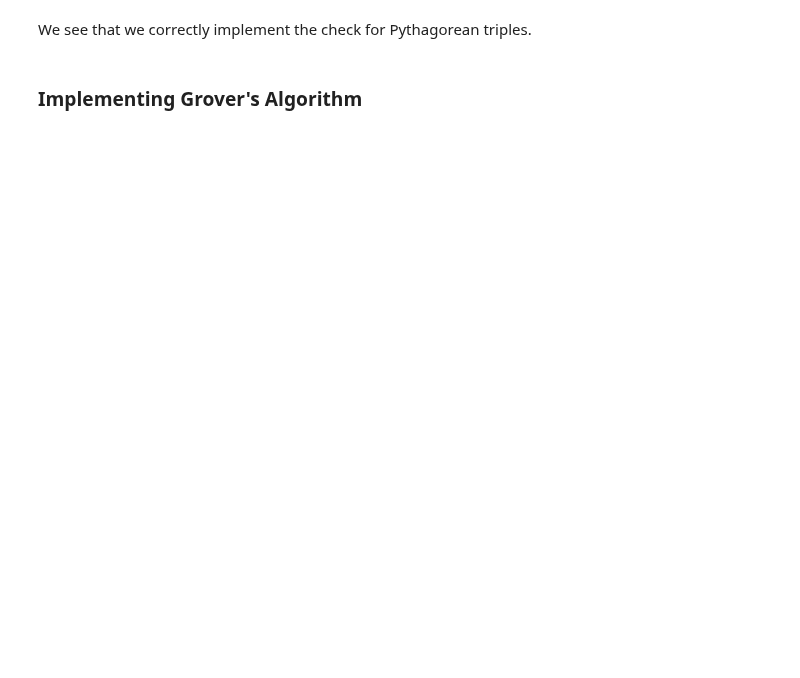
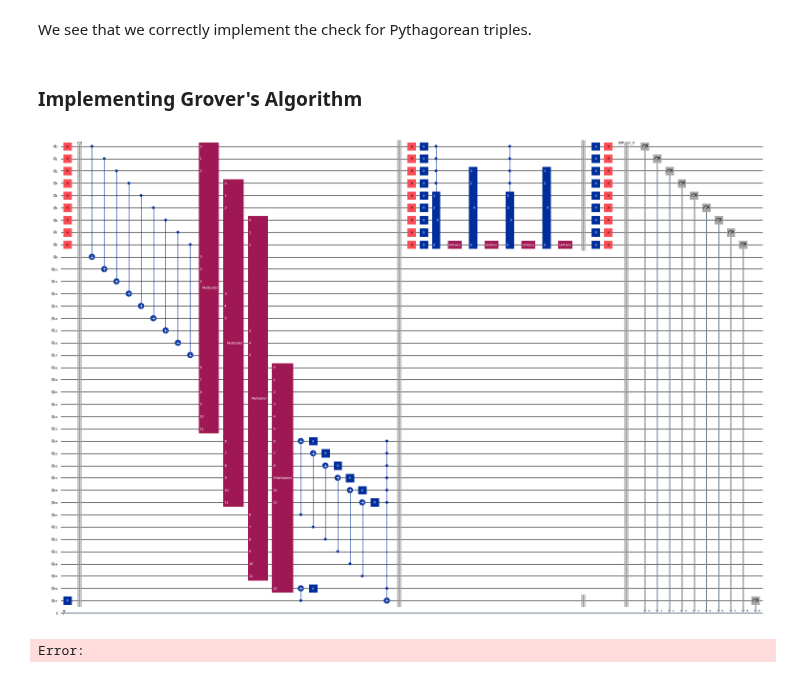
Before and after one commit to elijahkin/amsc698k, a Jupyter notebook: pythag.ipynb, the cells around one changed output. Cells and saved outputs as stored; diff of their text form; code cells hidden in the pictures; blank space fills up the shorter version.

Commit message:
Starting Grover

```diff
--- a/pythag.ipynb
+++ b/pythag.ipynb
@@ -143,7 +137,7 @@ def grover(nqubits, oracle, iterations=1, measure=True):
     q = QuantumRegister(nqubits, name='q') # create the quantum register
     if(measure):
     # measure only qubits that are input to the oracle
-        creg = ClassicalRegister(nqubits-1, name='c')
+        creg = ClassicalRegister(10, name='c')
         qc = QuantumCircuit(q,creg)         # create the circuit
     else:
         qc = QuantumCircuit(q)           # circuit without measurements
@@ -151,17 +145,27 @@ def grover(nqubits, oracle, iterations=1, measure=True):
     # initialize the circuit:
     # the qubit that receives the oracle output must be set to |1>
     qc.x(nqubits-1)
-    qc.h([ q[i] for i in range(nqubits) ])
+    qc.h(range(9))
     qc.save_statevector(label='init')
 
     # add repetitions of oracle plus diffusion operator
     for i in range(iterations):
-        qc.compose(oracle(q), q, inplace=True)
-        qc.compose(diffuser(q), q, inplace=True)
+        qc.compose(oracle, inplace=True)
+        qc.barrier()
+        qc.compose(diffuser(QuantumRegister(10)), list(range(9)) + [37], inplace=True)
         qc.save_statevector(label=f"diffuser_{i}")
 
     if(measure):  # Measurements
-        qc.measure(q[0:nqubits-1],creg)
+        qc.measure(list(range(9)) + [nqubits - 1],creg)
     return qc
 # %%
-# TODO
+nqubits = 38
+
+qc_grover = grover(nqubits, oracle_pythag(3))
+qc_grover.draw(output = 'mpl', fold=-1, scale=0.4)
+# %% [output]
+[figure, added]
+# %%
+qc_grover_opt = transpile(qc_grover, backend=backend, optimization_level=2)
+# %% [output]
+Error:
```
Also changed, not shown: parts of 7 cells of this notebook.
